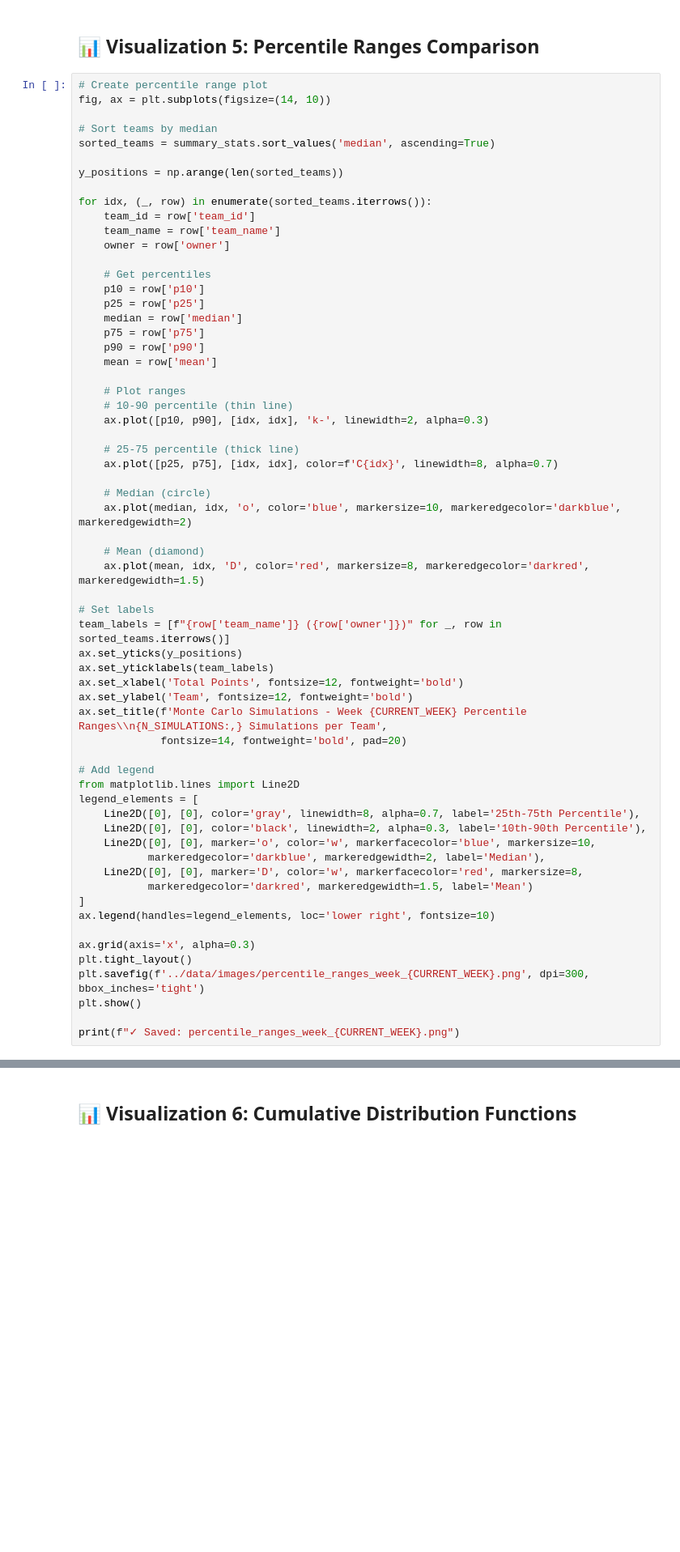
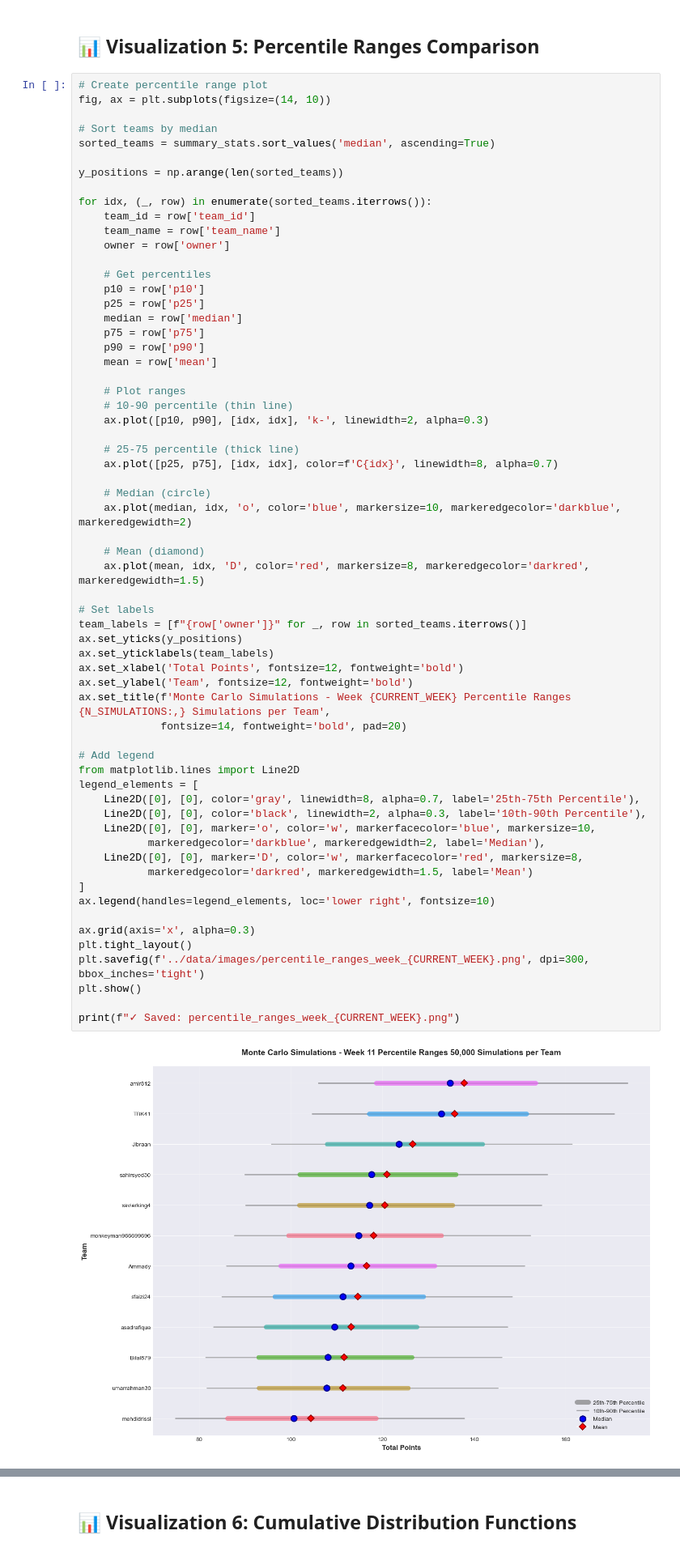
Before and after one commit to sfaizi24/TNC-Model-2025, a Jupyter notebook: backend/notebooks/07_monte_carlo_simulations.ipynb, the cells around one changed output, grey strips where cells are left out. Shown at 81% size. Drawn from its saved outputs; the diff is of its cells as text; blank space fills up the shorter version.

```diff
--- a/backend/notebooks/07_monte_carlo_simulations.ipynb
+++ b/backend/notebooks/07_monte_carlo_simulations.ipynb
@@ -671,32 +681,34 @@ for idx, (_, row) in enumerate(sorted_teams.iterrows()):
     ax.plot(median, idx, 'o', color='blue', markersize=10, markeredgecolor='darkblue', markeredgewidth=2)
 
     # Mean (diamond)
     ax.plot(mean, idx, 'D', color='red', markersize=8, markeredgecolor='darkred', markeredgewidth=1.5)
 
 # Set labels
-team_labels = [f"{row['team_name']} ({row['owner']})" for _, row in sorted_teams.iterrows()]
+team_labels = [f"{row['owner']}" for _, row in sorted_teams.iterrows()]
 ax.set_yticks(y_positions)
 ax.set_yticklabels(team_labels)
 ax.set_xlabel('Total Points', fontsize=12, fontweight='bold')
 ax.set_ylabel('Team', fontsize=12, fontweight='bold')
-ax.set_title(f'Monte Carlo Simulations - Week {CURRENT_WEEK} Percentile Ranges\\n{N_SIMULATIONS:,} Simulations per Team',
+ax.set_title(f'Monte Carlo Simulations - Week {CURRENT_WEEK} Percentile Ranges {N_SIMULATIONS:,} Simulations per Team',
              fontsize=14, fontweight='bold', pad=20)
 
 # Add legend
 from matplotlib.lines import Line2D
 legend_elements = [
     Line2D([0], [0], color='gray', linewidth=8, alpha=0.7, label='25th-75th Percentile'),
     Line2D([0], [0], color='black', linewidth=2, alpha=0.3, label='10th-90th Percentile'),
     Line2D([0], [0], marker='o', color='w', markerfacecolor='blue', markersize=10,
            markeredgecolor='darkblue', markeredgewidth=2, label='Median'),
     Line2D([0], [0], marker='D', color='w', markerfacecolor='red', markersize=8,
            markeredgecolor='darkred', markeredgewidth=1.5, label='Mean')
 ]
 ax.legend(handles=legend_elements, loc='lower right', fontsize=10)
 
 ax.grid(axis='x', alpha=0.3)
 plt.tight_layout()
 plt.savefig(f'../data/images/percentile_ranges_week_{CURRENT_WEEK}.png', dpi=300, bbox_inches='tight')
 plt.show()
 
 print(f"✓ Saved: percentile_ranges_week_{CURRENT_WEEK}.png")
+# %% [output]
+[figure, added]
```
Also changed, not shown: parts of 24 cells of this notebook, 42 other files.
